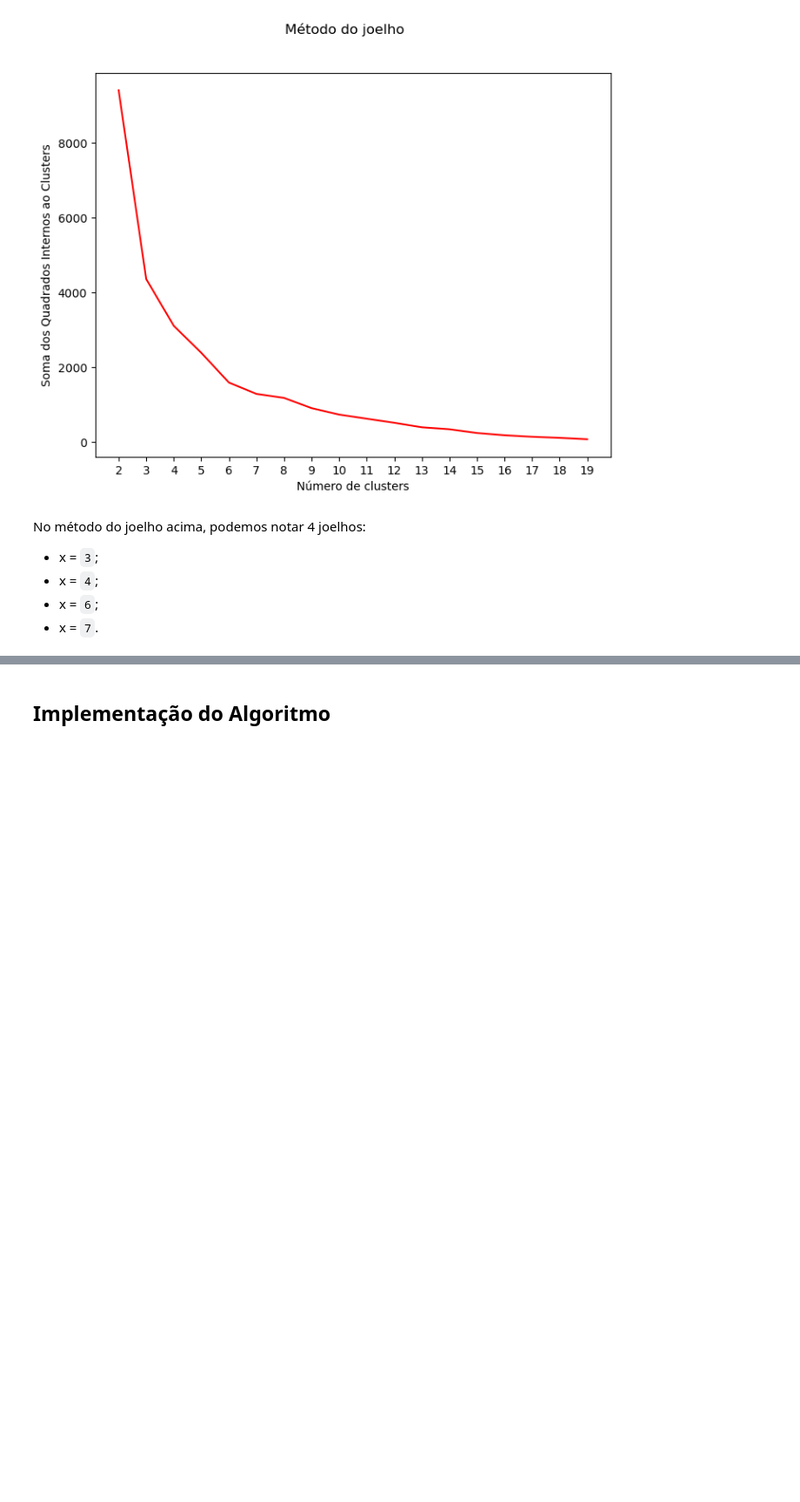
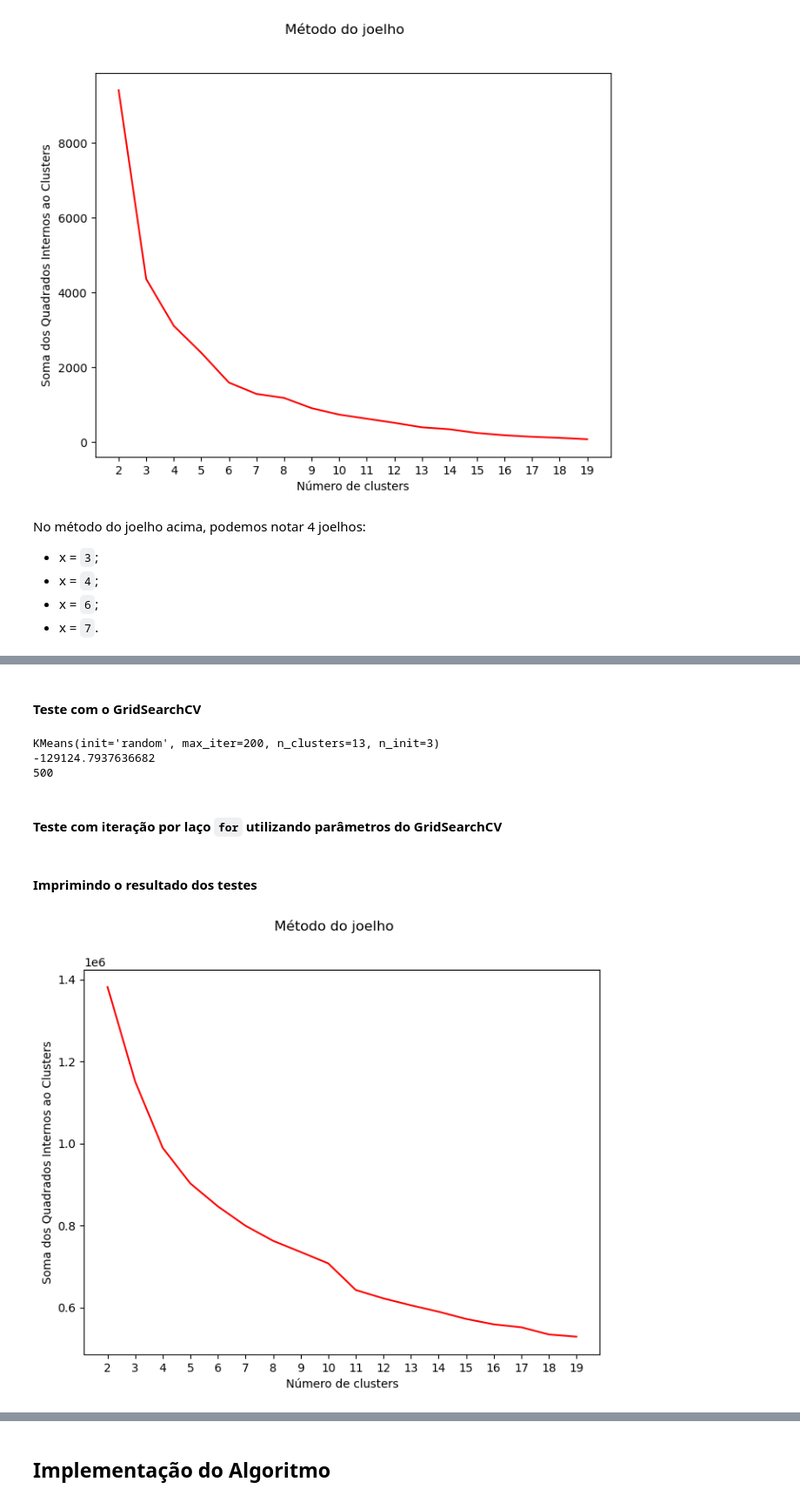
Before and after one commit to igorssant/TCC-Comparacao-de-Modelos-de-ML-nao-Supervisionados, a Jupyter notebook: src/kmeans.ipynb, the cells around one changed output, grey strips where cells are left out. Shown: that part at 87% size. Cells and saved outputs as stored; diff of their text form; code cells hidden in the pictures; blank space fills up the shorter version.

Commit message:
feat: continuando o kmeans

```diff
--- a/src/kmeans.ipynb
+++ b/src/kmeans.ipynb
@@ -47,8 +47,9 @@ parametros_grid_search = {
 # %%
 grid_search = GridSearchCV(estimator = KMeans(),
                            param_grid = parametros_grid_search,
-                           cv = 5)
-grid_search.fit(df_funcao_renal)
+                           cv = 5,
+                           n_jobs = -1)
+grid_search.fit(df_funcao_renal.values)
 print(grid_search.best_estimator_)
 print(grid_search.best_score_)
 print(grid_search.best_index_)
@@ -108,0 +112,45 @@ No método do joelho acima, podemos notar 4 joelhos:
+# %% [markdown]
+#### Teste com o GridSearchCV
+# %%
+grid_search = GridSearchCV(estimator = KMeans(),
+                           param_grid = parametros_grid_search,
+                           cv = 5,
+                           n_jobs = -1)
+grid_search.fit(df_dieta_grupos.values)
+print(grid_search.best_estimator_)
+print(grid_search.best_score_)
+print(grid_search.best_index_)
+#print(grid_search.cv_results_)
+# %% [output]
+KMeans(init='random', max_iter=200, n_clusters=13, n_init=3)
+-129124.7937636682
+500
+# %% [markdown]
+#### Teste com iteração por laço `for` utilizando parâmetros do GridSearchCV
+# %%
+soma_dos_quadrados_dieta_grupos = []
+
+for i in range(2, 20):
+    kmeans = Kmeans(nro_clusters = i,
+                    metodo_inicializacao = "random",
+                    nro_tentativas_centroides = 3,
+                    nro_max_iteracao = 200,
+                    tolerancia = 0.0004,
+                    semente = 42,
+                    algoritmo = "lloyd")
+    kmeans.fit(df_dieta_grupos.values)
+    soma_dos_quadrados_dieta_grupos.append(kmeans.getDistanciaAoQuadrado())
+# %% [markdown]
+#### Imprimindo o resultado dos testes
+# %%
+plt.figure(figsize = (8, 6))
+
+plt.suptitle("Método do joelho")
+plt.xlabel("Número de clusters")
+plt.ylabel("Soma dos Quadrados Internos ao Clusters")
+
+plt.plot(range(2, 20), soma_dos_quadrados_dieta_grupos, color = "red")
+plt.xticks(np.arange(2, 20, step = 1))
+plt.show()
+# %% [output]
+[figure, added]
```
Also changed, not shown: parts of 30 cells of this notebook, 2 other files.
